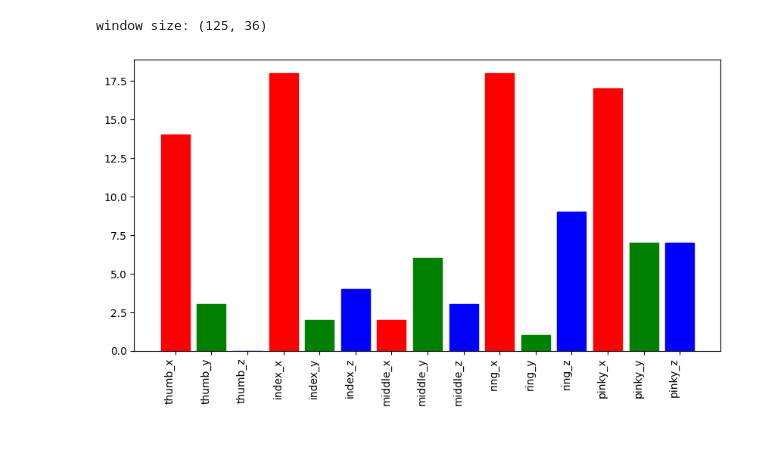
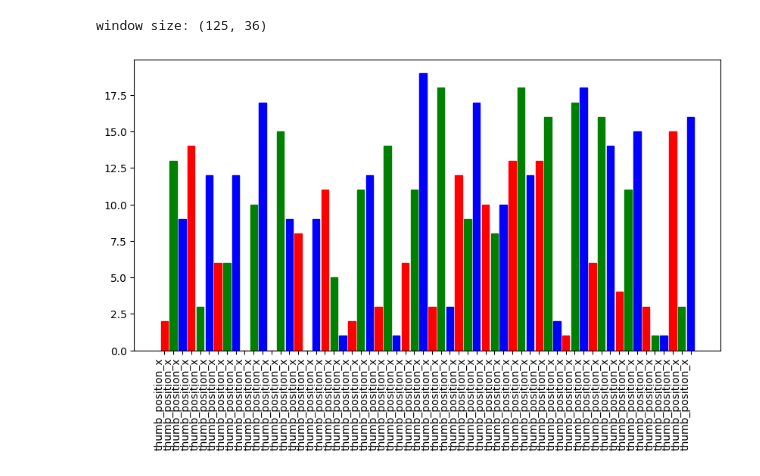
Before and after one commit to rufaelfekadu/finger_pose_estimation, a Jupyter notebook: notebooks/test.ipynb, the cells around one changed output. Saved outputs shown, nothing was run; the diff lists cells and outputs as text; code cells hidden in the pictures; blank space fills up the shorter version.

Commit message:
updated the plotting utility for averagemeter

```diff
--- a/notebooks/test.ipynb
+++ b/notebooks/test.ipynb
@@ -254,24 +254,24 @@ window size: (125, 36)
 # %%
 
 import matplotlib.pyplot as plt
 import numpy as np
 import os
 
 def plot(dir=None):
-    # label_names = ['thumb_x','thumb_y','thumb_z','index_x','index_y','index_z','middle_x','middle_y','middle_z','ring_x','ring_y','ring_z','pinky_x','pinky_y','pinky_z']
-    # to_plot = np.random.randint(0, 20, size=len(label_names))
+    label_names = ['thumb_position_x']*60
+    to_plot = np.random.randint(0, 20, size=len(label_names))
 
     plt.figure(figsize=(10, 5))
-    plt.xticks(np.arange(len(self.label_names)), self.label_names)
+    plt.xticks(np.arange(len(label_names)), label_names)
     # rotate axis labels
     plt.setp(plt.gca().get_xticklabels(), rotation=90, horizontalalignment='right')
-    bar = plt.bar(np.arange(len(selflabel_names)), to_plot , align='center', )
+    bar = plt.bar(np.arange(len(label_names)), to_plot , align='center', )
     for i in range(0, len(label_names), 3):
         bar[i].set_color('r')
         bar[i+1].set_color('g')
         bar[i+2].set_color('b')
     # set plot size
-    # plt.savefig(os.path.join(dir,'losses.png'))
-plot()
+    plt.savefig(os.path.join(dir,'losses.png'), bbox_inches='tight')
+plot('.')
 # %% [output]
-[figure, old version]
+[figure, new version]
```
Also changed, not shown: 1 other file.
